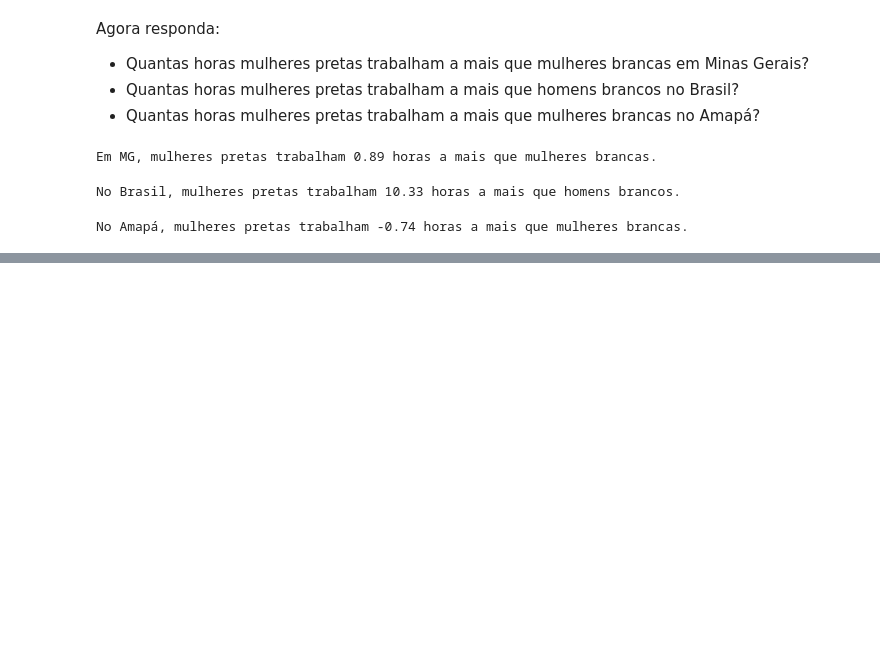
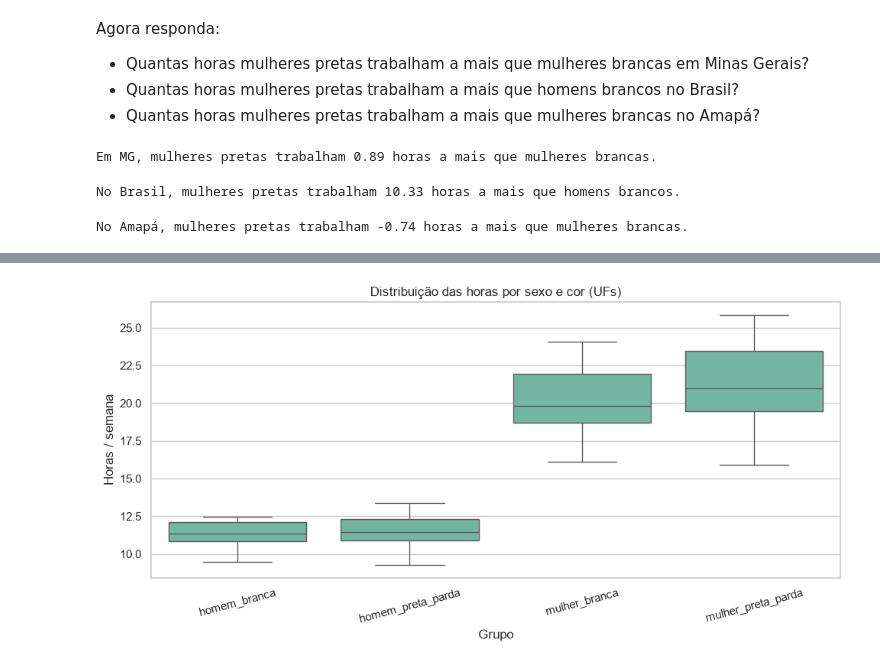
Before and after one commit to PedrodaSBrum/analise_dados, a Jupyter notebook: atvd1e2/Aula2_abrir_arquivo.ipynb, the cells around one changed output, grey strips where cells are left out. Saved outputs shown, nothing was run; the diff lists cells and outputs as text; code cells hidden in the pictures; blank space fills up the shorter version.

```diff
--- a/atvd1e2/Aula2_abrir_arquivo.ipynb
+++ b/atvd1e2/Aula2_abrir_arquivo.ipynb
@@ -200,0 +271,18 @@ No Amapá, mulheres pretas trabalham -0.74 horas a mais que mulheres brancas.
+# %%
+##GRÁFICO 4 BOXPLOT
+
+# Box plot: distribuição por sexo e cor (cada ponto/caixa usa as 27 UFs)
+box_df = estados[
+    ["homem_branca", "homem_preta_parda", "mulher_branca", "mulher_preta_parda"]
+].melt(var_name="grupo", value_name="horas")
+
+fig, ax = plt.subplots(figsize=(10, 5))
+sns.boxplot(data=box_df, x="grupo", y="horas", ax=ax)
+ax.set_title("Distribuição das horas por sexo e cor (UFs)")
+ax.set_xlabel("Grupo")
+ax.set_ylabel("Horas / semana")
+plt.xticks(rotation=15)
+plt.tight_layout()
+plt.show()
+# %% [output]
+[figure, added]
```
Also changed, not shown: parts of 4 cells of this notebook.
